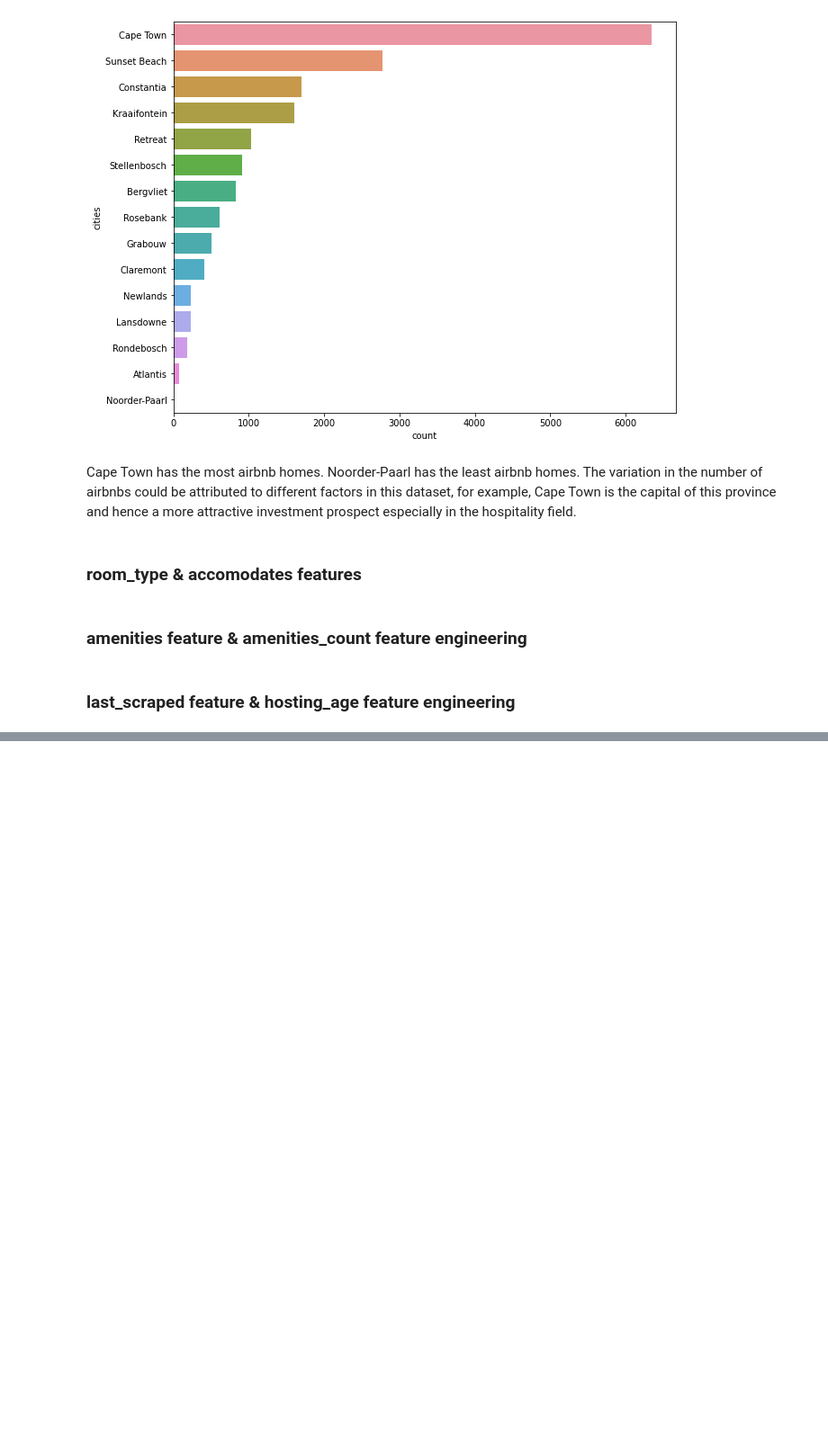
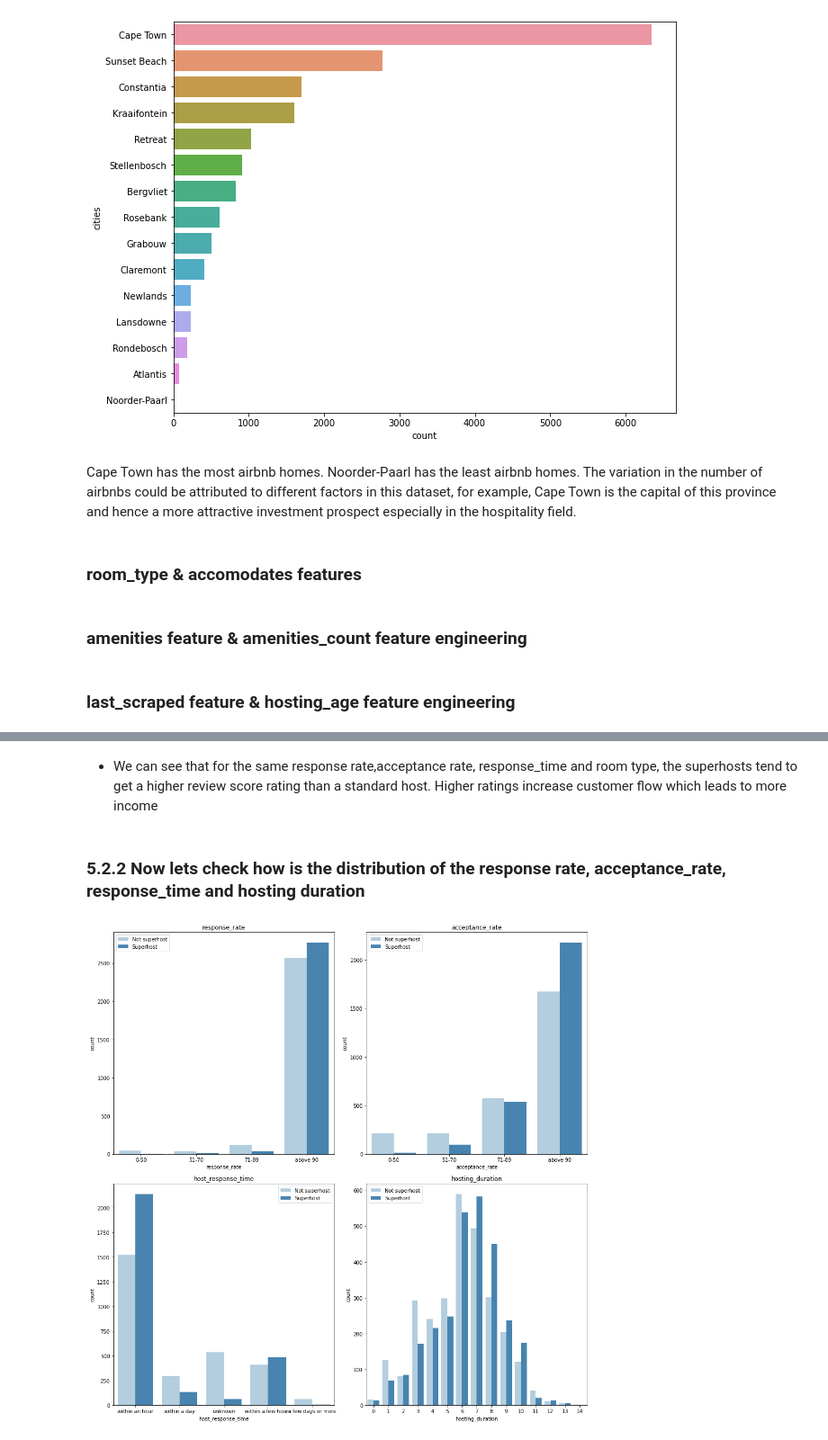
Before and after one commit to Nickimani/Airbnb_Project, a Jupyter notebook: Airbnb_Notebook.ipynb, the cells around one changed output, grey strips where cells are left out. Shown: that part at 90% size. Cells and saved outputs as stored; diff of their text form; code cells hidden in the pictures; blank space fills up the shorter version.

```diff
--- a/Airbnb_Notebook.ipynb
+++ b/Airbnb_Notebook.ipynb
@@ -804,0 +805,26 @@ pd.crosstab(listings_df['accommodates'], listings_df['host_is_superhost']).plot(
+# %% [markdown]
+* We can see that for the same response rate,acceptance rate, response_time and room type, the superhosts tend to get a higher review score rating than a standard host. Higher ratings increase customer flow which leads to more income
+# %% [markdown]
+### 5.2.2 Now lets check how is the distribution of the response rate, acceptance_rate, response_time and hosting duration
+# %%
+
+cols = ['response_rate', 'acceptance_rate', 'host_response_time','hosting_duration']
+
+a = 2
+b = 2
+c = 1
+
+fig = plt.figure(figsize=(14,14))
+
+for i in cols:
+    plt.subplot(a, b, c)
+    plt.title('{}'.format(i))
+    plt.xlabel(i)
+    sns.countplot(x = i, data=new_df1,hue='host_is_superhost', palette='Blues')
+    plt.legend(labels=['Not superhost','Superhost'], loc='best')
+    c = c + 1
+
+plt.tight_layout()
+plt.show()
+# %% [output]
+[figure, added]
```
Also changed, not shown: parts of 68 cells of this notebook.
